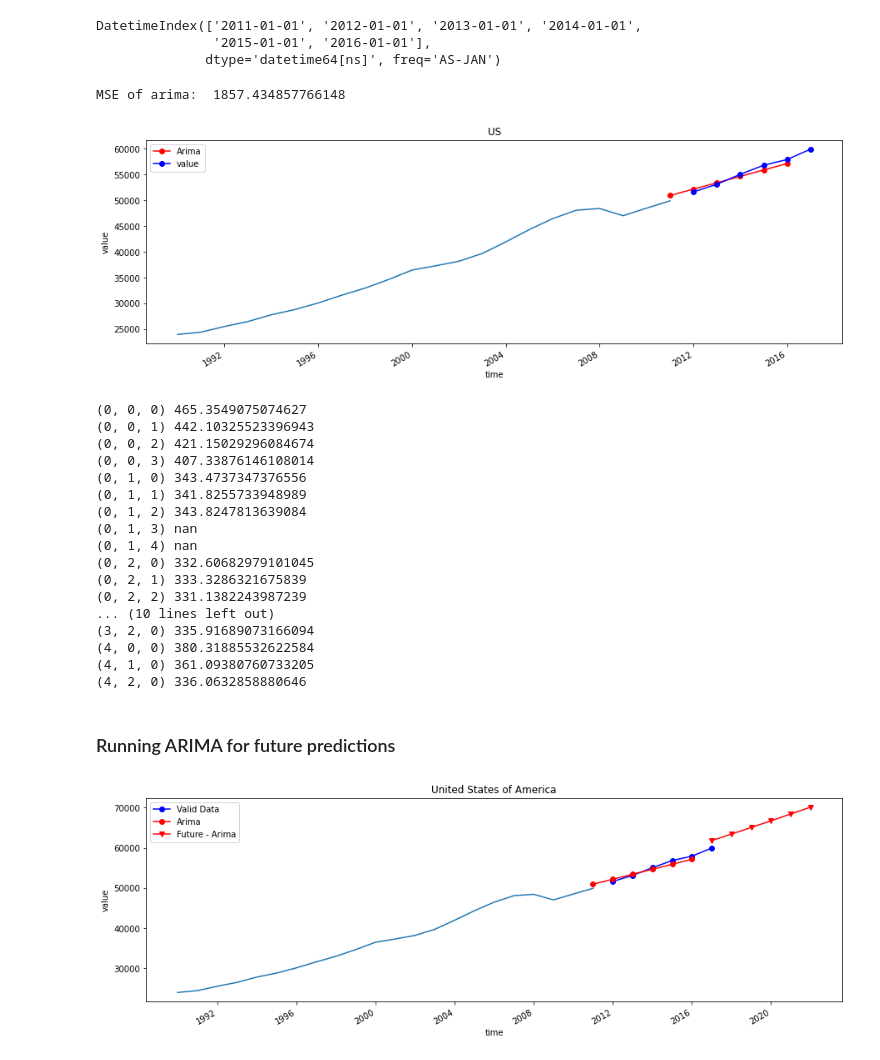
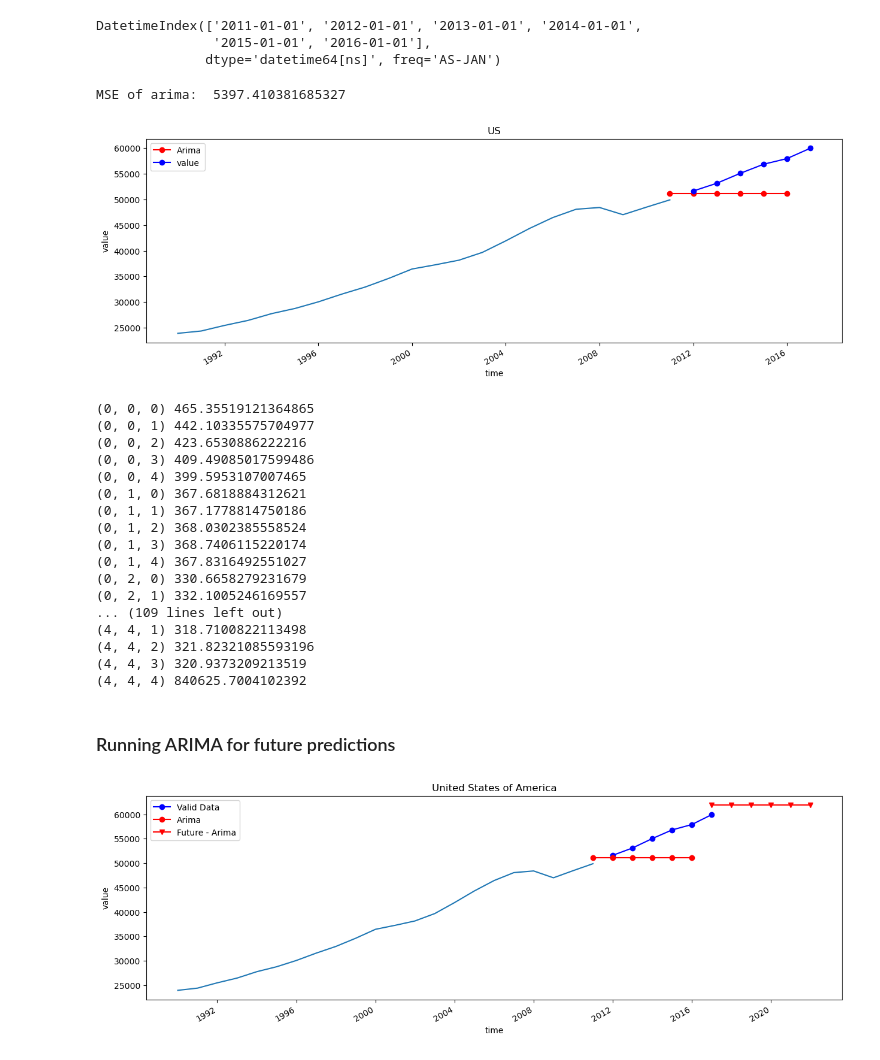
Before and after one commit to varadparchure/ARIMA-Time-series-forecasting, a Jupyter notebook: Arima - time series forecasting.ipynb, the cells around one changed output. Drawn from its saved outputs; the diff is of its cells as text; code cells hidden in the pictures.

```diff
--- a/Arima - time series forecasting.ipynb
+++ b/Arima - time series forecasting.ipynb
@@ -33,7 +35,7 @@ We want to forecast the GDP per Capita per country for the next 6 years
 # %% [markdown]
 ### Load data from csv
 # %%
-raw_data = pd.read_csv("C:\\Users\\modx\\Desktop\\TimeSeriesForecastGDPRAW.csv.txt", encoding='latin-1')
+raw_data = pd.read_csv("F:\Machine Learning Projects\ARIMA\TimeSeriesForecastGDPRAW.csv.txt", encoding='latin-1')
 
 #rows and columns
 print(raw_data.shape)
@@ -195,8 +197,8 @@ DatetimeIndex(['2011-01-01', '2012-01-01', '2013-01-01', '2014-01-01',
 #running arima with random p,d,q
 
 
-model_arima = ARIMA(us2, order=(0,2,2))  #random 3 values pdq
-model_arima_fit= model_arima.fit(disp=-1)
+model_arima = sm.tsa.arima.ARIMA(us2, order=(0,2,2))  #random 3 values pdq
+model_arima_fit= model_arima.fit()
 
 
 #making predictions on the 6 year index without index first
@@ -222,8 +224,8 @@ us_v2.plot(ax=ax, color='blue', marker="o", legend=True)
 
 print("MSE of arima: ",mean_squared_error(us_v['value'].values, fcast1.values, squared=False))
 # %% [output]
-MSE of arima:  1857.434857766148
+MSE of arima:  5397.410381685327
-[figure, old version]
+[figure, new version]
 # %%
 #Finding the best value for ARIMA
 
@@ -233,7 +235,7 @@ pdq = list(itertools.product(p,d,q))
 
 for param in pdq:
     try:
-        model_arima = ARIMA(us2,order=param)
+        model_arima = sm.tsa.arima.ARIMA(us2,order=param)
         model_arima_fit = model_arima.fit()
         print(param,model_arima_fit.aic)
     except:
@@ -244,23 +246,23 @@ for param in pdq:
 
 # It's like the mean squared error in Regression - The smaller the number, the better
 # %% [output]
-(0, 0, 0) 465.3549075074627
-(0, 0, 1) 442.10325523396943
-(0, 0, 2) 421.15029296084674
-(0, 0, 3) 407.33876146108014
-(0, 1, 0) 343.4737347376556
-(0, 1, 1) 341.8255733948989
-(0, 1, 2) 343.8247813639084
-(0, 1, 3) nan
-(0, 1, 4) nan
-(0, 2, 0) 332.60682979101045
-(0, 2, 1) 333.3286321675839
-(0, 2, 2) 331.1382243987239
-... (10 lines left out)
-(3, 2, 0) 335.91689073166094
-(4, 0, 0) 380.31885532622584
-(4, 1, 0) 361.09380760733205
-(4, 2, 0) 336.0632858880646
+(0, 0, 0) 465.35519121364865
+(0, 0, 1) 442.10335575704977
+(0, 0, 2) 423.6530886222216
+(0, 0, 3) 409.49085017599486
+(0, 0, 4) 399.5953107007465
+(0, 1, 0) 367.6818884312621
+(0, 1, 1) 367.1778814750186
+(0, 1, 2) 368.0302385558524
+(0, 1, 3) 368.7406115220174
+(0, 1, 4) 367.8316492551027
+(0, 2, 0) 330.6658279231679
+(0, 2, 1) 332.1005246169557
+... (109 lines left out)
+(4, 4, 1) 318.7100822113498
+(4, 4, 2) 321.82321085593196
+(4, 4, 3) 320.9373209213519
+(4, 4, 4) 840625.7004102392
 # %% [markdown]
 ### Running ARIMA for future predictions
 # %%
@@ -317,8 +319,8 @@ for c in countries:
     try:
         try:
             # Running ARIMA on Best parameter 1
-            model_arima = ARIMA(train_data2, order=(0,2,2))
-            model_arima_fit = model_arima.fit(disp=-1)
+            model_arima = sm.tsa.arima.ARIMA(train_data2, order=(0,2,2))
+            model_arima_fit = model_arima.fit()
 
             # Saving ARIMA predictions
             t_fcast1 = model_arima_fit.forecast(6)[0]
@@ -327,8 +329,8 @@ for c in countries:
             t_fcast1 = t_fcast1.rename("Arima")
         except:
             # Running ARIMA on Best parameter 2
-            model_arima = ARIMA(train_data2, order=(0,2,0))
-            model_arima_fit = model_arima.fit(disp=-1)
+            model_arima = sm.tsa.arima.ARIMA(train_data2, order=(0,2,0))
+            model_arima_fit = model_arima.fit()
 
             # Saving ARIMA predictions
             t_fcast1 = model_arima_fit.forecast(6)[0]
@@ -343,8 +345,8 @@ for c in countries:
     try:
         try:
             # Running ARIMA on Best parameter 1
-            model_arima = ARIMA(all_data2, order=(0,2,2))
-            model_arima_fit = model_arima.fit(disp=-1)
+            model_arima = sm.tsa.arima.ARIMA(all_data2, order=(0,2,2))
+            model_arima_fit = model_arima.fit()
 
             # Saving ARIMA predictions
             f_fcast1 = model_arima_fit.forecast(6)[0]
@@ -354,8 +356,8 @@ for c in countries:
 
         except:
             # Running ARIMA on Best parameter 2
-            model_arima = ARIMA(all_data2, order=(0,2,0))
-            model_arima_fit = model_arima.fit(disp=-1)
+            model_arima = sm.tsa.arima.ARIMA(all_data2, order=(0,2,0))
+            model_arima_fit = model_arima.fit()
 
             # Saving ARIMA predictions
             f_fcast1 = model_arima_fit.forecast(6)[0]
@@ -367,34 +369,34 @@ for c in countries:
     except:
             print(c, "Arima Future Error")
 
 
 
 
 
 
     ##############################################################################################################
     ########################################      PLOTTING              ##########################################
     ##############################################################################################################
 
     fig, ax = plt.subplots(figsize=(15,5))
     chart = sns.lineplot(x='time', y='value', data = train_data)
     chart.set_title(c)
     valid_data2.plot(ax=ax, color='blue', marker="o", legend=True)
 
     # ploting validation
     try:
         t_fcast1.plot(ax=ax, color='red', marker="o", legend=True)
     except:
         print("")
 
 
     # plotting future
     try:
         f_fcast1.plot(ax=ax, color='red', marker="v", legend=True)
     except:
         print("")
 # %% [output]
-[figure, old version]
+[figure, new version]
 # %%
 # creating a country list
 countries = forecast_data['country'].unique()
```
Also changed, not shown: parts of 3 cells of this notebook.
